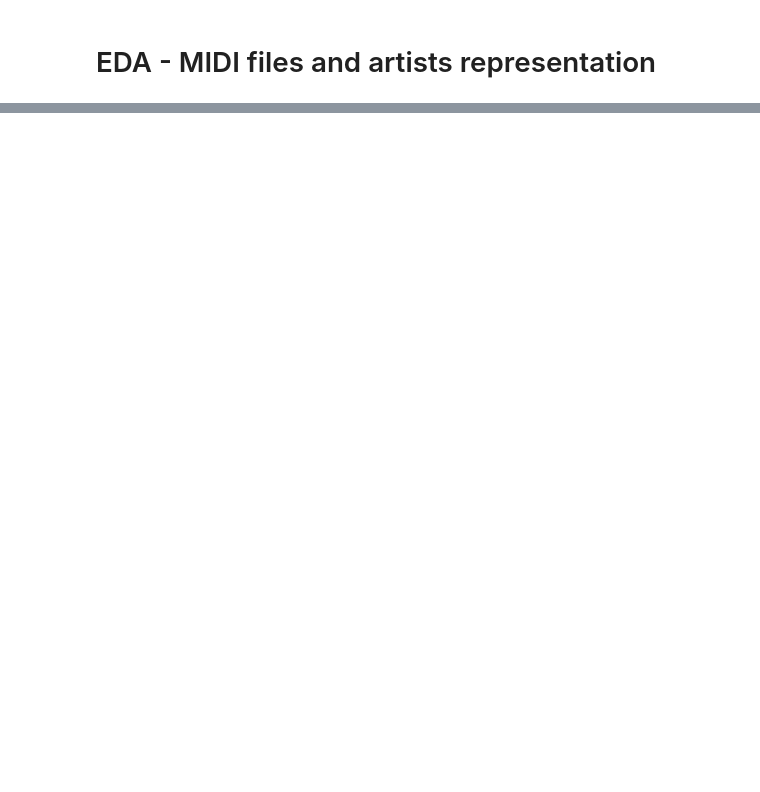
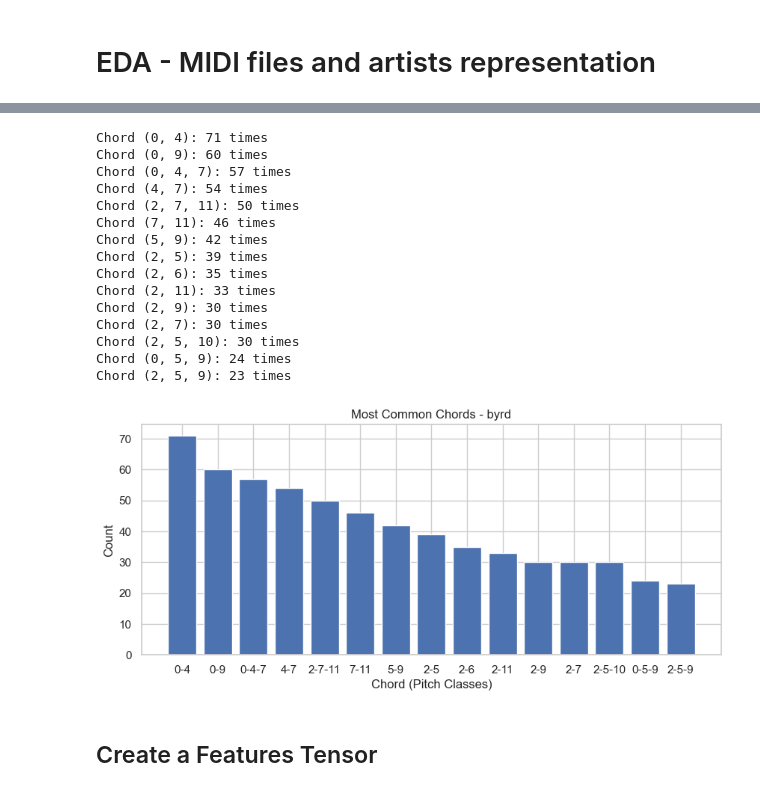
Before and after one commit to victorhg/aai511-final-project-group6, a Jupyter notebook: notebooks/EDA_informations.ipynb, the cells around one changed output, grey strips where cells are left out. Saved outputs shown, nothing was run; the diff lists cells and outputs as text; code cells hidden in the pictures; blank space fills up the shorter version.

```diff
--- a/notebooks/EDA_informations.ipynb
+++ b/notebooks/EDA_informations.ipynb
@@ -74,0 +183,42 @@ visualize_midi(midi_data)
+# %%
+from collections import Counter
+
+artist = 'byrd'
+chord_counter = Counter()
+for midi in artist_midi_dict[artist]:
+    chords = extract_chords(midi)
+    chord_counter.update(chords)
+
+# Show the most common chords (as pitch class sets)
+most_common_chords = chord_counter.most_common(15)
+for chord, count in most_common_chords:
+    print(f"Chord {chord}: {count} times")
+
+# Optional: Bar plot of top chords
+labels = ['-'.join(map(str, chord)) for chord, _ in most_common_chords]
+counts = [count for _, count in most_common_chords]
+plt.figure(figsize=(10, 4))
+plt.bar(labels, counts)
+plt.xlabel('Chord (Pitch Classes)')
+plt.ylabel('Count')
+plt.title(f'Most Common Chords - {artist}')
+plt.show()
+# %% [output]
+Chord (0, 4): 71 times
+Chord (0, 9): 60 times
+Chord (0, 4, 7): 57 times
+Chord (4, 7): 54 times
+Chord (2, 7, 11): 50 times
+Chord (7, 11): 46 times
+Chord (5, 9): 42 times
+Chord (2, 5): 39 times
+Chord (2, 6): 35 times
+Chord (2, 11): 33 times
+Chord (2, 9): 30 times
+Chord (2, 7): 30 times
+Chord (2, 5, 10): 30 times
+Chord (0, 5, 9): 24 times
+Chord (2, 5, 9): 23 times
+[figure, added]
+# %% [markdown]
+## Create a Features Tensor
```
Also changed, not shown: parts of 10 cells of this notebook.
